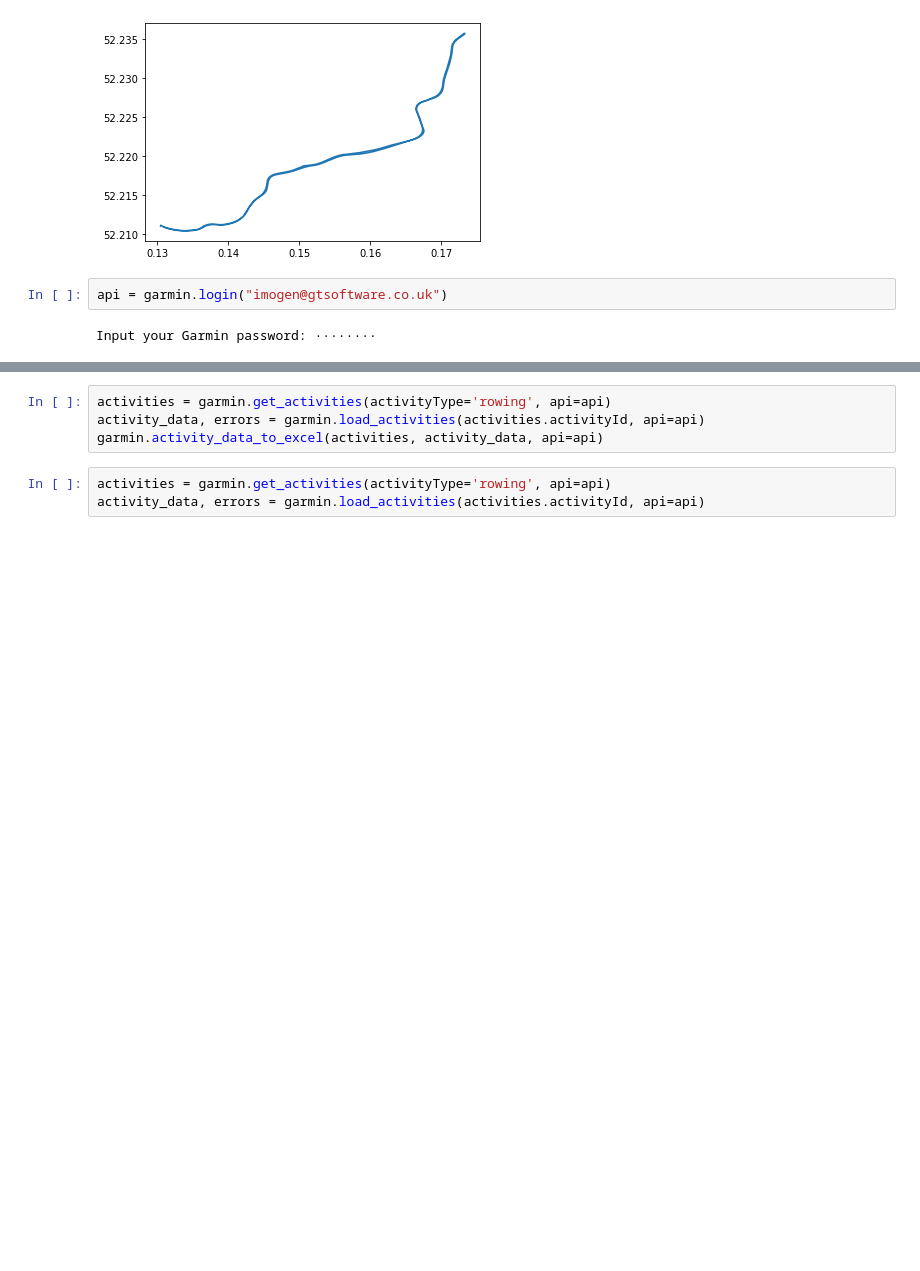
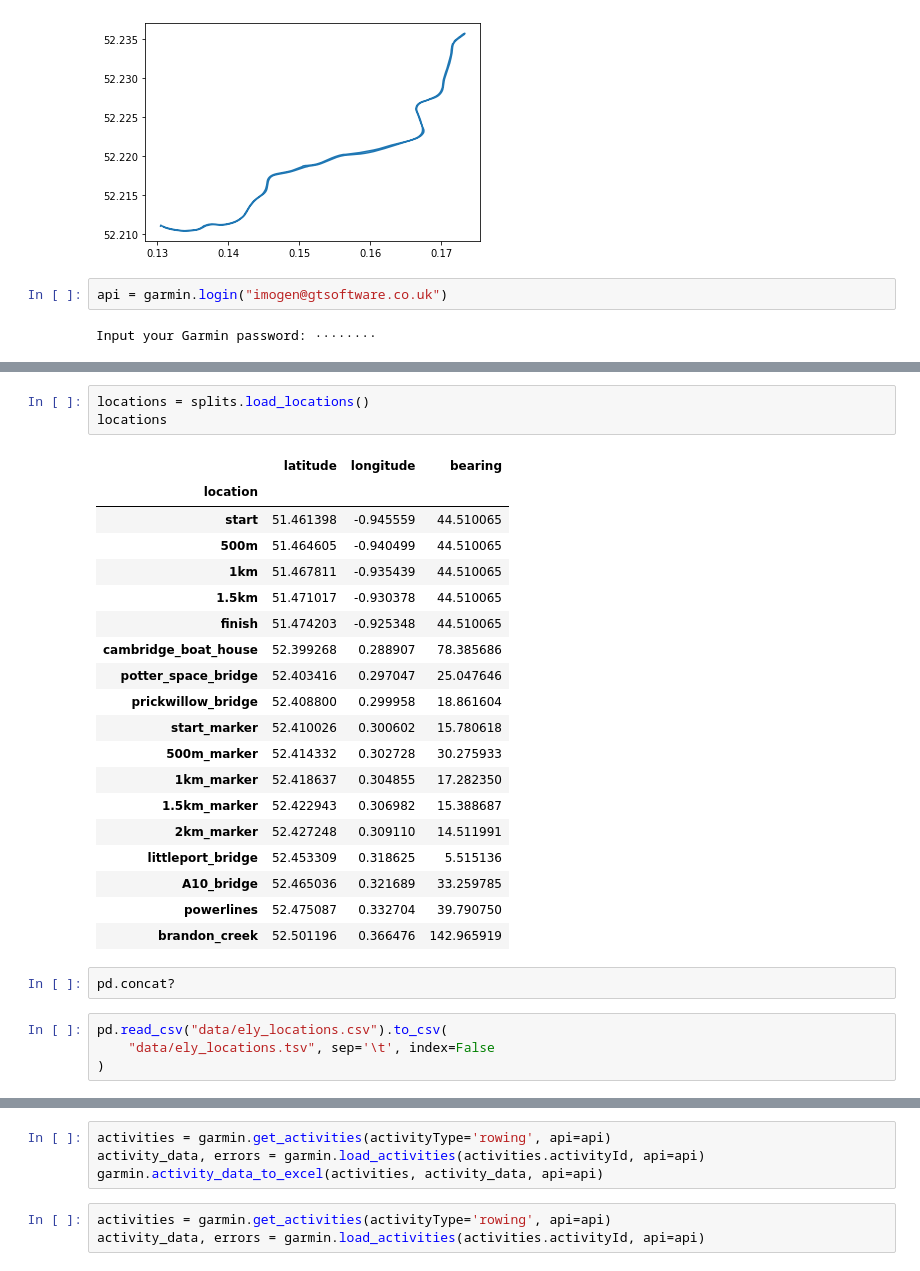
Before and after one commit to matthewghgriffiths/gps_analysis, a Jupyter notebook: gps_analysis.ipynb, the cells around one changed output, grey strips where cells are left out. Saved outputs shown, nothing was run; the diff lists cells and outputs as text; blank space fills up the shorter version.

Commit message:
adding some more features and caversham locations

```diff
--- a/gps_analysis.ipynb
+++ b/gps_analysis.ipynb
@@ -165,0 +185,29 @@ Input your Garmin password: ········
+# %%
+locations = splits.load_locations()
+locations
+# %% [output]
+|  | latitude | longitude | bearing |
+| location |  |  |  |
+| start | 51.461398 | -0.945559 | 44.510065 |
+| 500m | 51.464605 | -0.940499 | 44.510065 |
+| 1km | 51.467811 | -0.935439 | 44.510065 |
+| 1.5km | 51.471017 | -0.930378 | 44.510065 |
+| finish | 51.474203 | -0.925348 | 44.510065 |
+| cambridge_boat_house | 52.399268 | 0.288907 | 78.385686 |
+| potter_space_bridge | 52.403416 | 0.297047 | 25.047646 |
+| prickwillow_bridge | 52.408800 | 0.299958 | 18.861604 |
+| start_marker | 52.410026 | 0.300602 | 15.780618 |
+| 500m_marker | 52.414332 | 0.302728 | 30.275933 |
+| 1km_marker | 52.418637 | 0.304855 | 17.282350 |
+| 1.5km_marker | 52.422943 | 0.306982 | 15.388687 |
+| 2km_marker | 52.427248 | 0.309110 | 14.511991 |
+| littleport_bridge | 52.453309 | 0.318625 | 5.515136 |
+| A10_bridge | 52.465036 | 0.321689 | 33.259785 |
+| powerlines | 52.475087 | 0.332704 | 39.790750 |
+| brandon_creek | 52.501196 | 0.366476 | 142.965919 |
+# %%
+pd.concat?
+# %%
+pd.read_csv("data/ely_locations.csv").to_csv(
+    "data/ely_locations.tsv", sep='\t', index=False
+)
```
Also changed, not shown: parts of 37 cells of this notebook, 9 other files.
